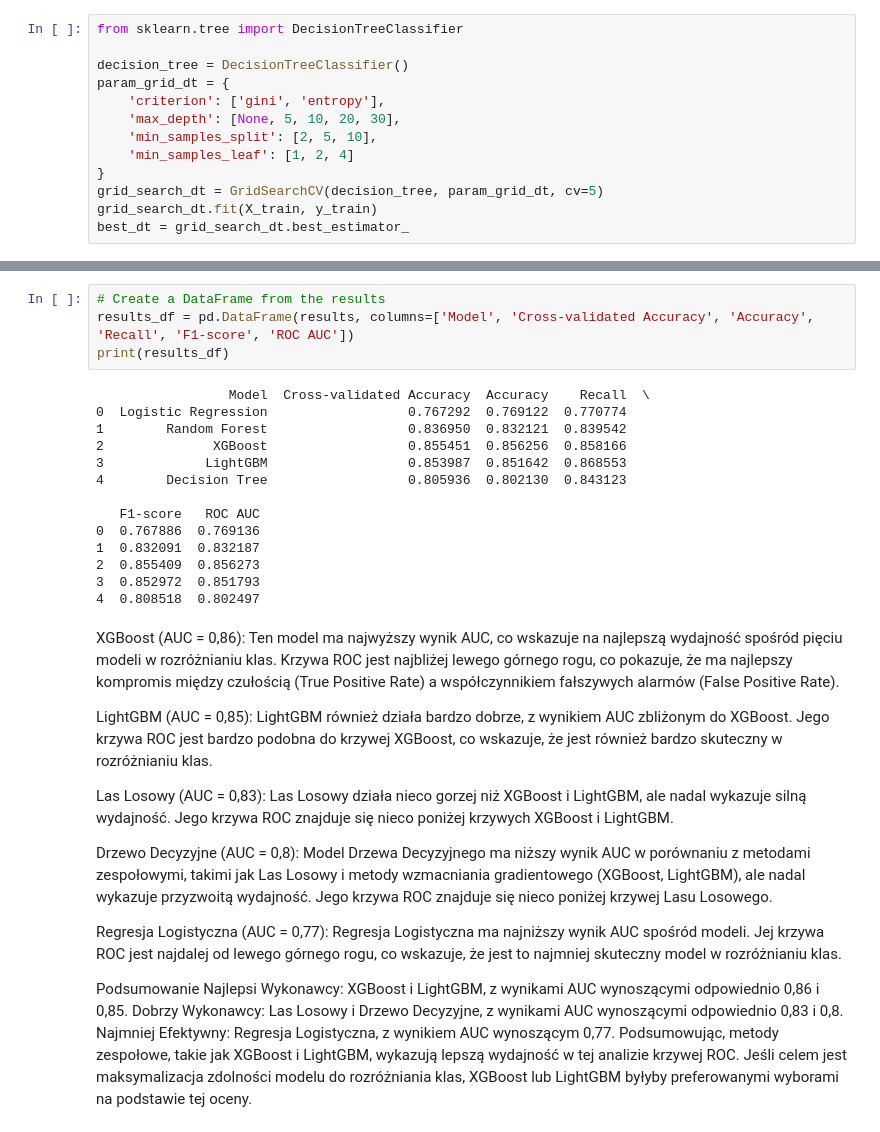
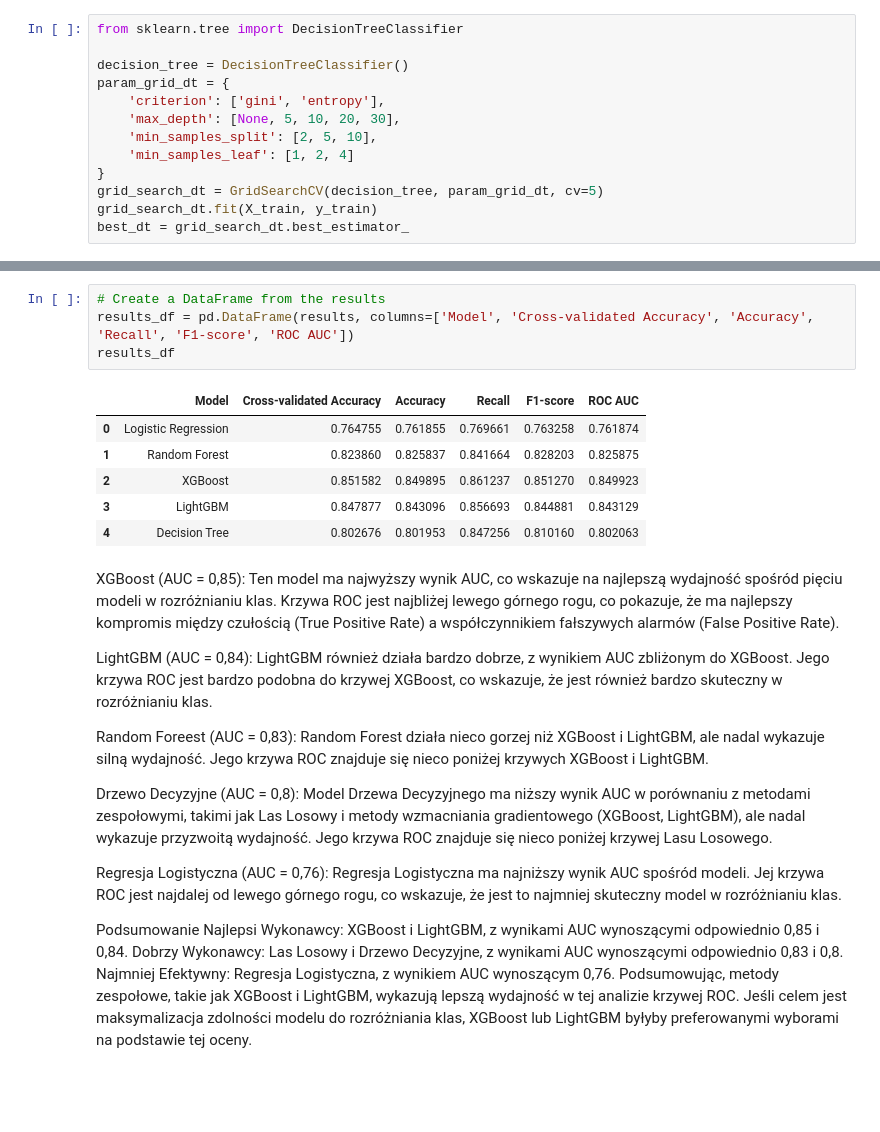
Before and after one commit to kacperpekalski/job_change_probability, a Jupyter notebook: job_change_probability.ipynb, the cells around one changed output, grey strips where cells are left out. Cells and saved outputs as stored; diff of their text form; blank space fills up the shorter version.

```diff
--- a/job_change_probability.ipynb
+++ b/job_change_probability.ipynb
@@ -947,34 +912,27 @@ Accuracy: 0.8021295474711624, Recall: 0.8431232091690545, F1-score: 0.8085179460
 # %%
 # Create a DataFrame from the results
 results_df = pd.DataFrame(results, columns=['Model', 'Cross-validated Accuracy', 'Accuracy', 'Recall', 'F1-score', 'ROC AUC'])
-print(results_df)
+results_df
 # %% [output]
-                 Model  Cross-validated Accuracy  Accuracy    Recall  \
-0  Logistic Regression                  0.767292  0.769122  0.770774
-1        Random Forest                  0.836950  0.832121  0.839542
-2              XGBoost                  0.855451  0.856256  0.858166
-3             LightGBM                  0.853987  0.851642  0.868553
-4        Decision Tree                  0.805936  0.802130  0.843123
-
-   F1-score   ROC AUC
-0  0.767886  0.769136
-1  0.832091  0.832187
-2  0.855409  0.856273
-3  0.852972  0.851793
-4  0.808518  0.802497
+|  | Model | Cross-validated Accuracy | Accuracy | Recall | F1-score | ROC AUC |
+| 0 | Logistic Regression | 0.764755 | 0.761855 | 0.769661 | 0.763258 | 0.761874 |
+| 1 | Random Forest | 0.823860 | 0.825837 | 0.841664 | 0.828203 | 0.825875 |
+| 2 | XGBoost | 0.851582 | 0.849895 | 0.861237 | 0.851270 | 0.849923 |
+| 3 | LightGBM | 0.847877 | 0.843096 | 0.856693 | 0.844881 | 0.843129 |
+| 4 | Decision Tree | 0.802676 | 0.801953 | 0.847256 | 0.810160 | 0.802063 |
 # %% [markdown]
-XGBoost (AUC = 0,86): Ten model ma najwyższy wynik AUC, co wskazuje na najlepszą wydajność spośród pięciu modeli w rozróżnianiu klas. Krzywa ROC jest najbliżej lewego górnego rogu, co pokazuje, że ma najlepszy kompromis między czułością (True Positive Rate) a współczynnikiem fałszywych alarmów (False Positive Rate).
+XGBoost (AUC = 0,85): Ten model ma najwyższy wynik AUC, co wskazuje na najlepszą wydajność spośród pięciu modeli w rozróżnianiu klas. Krzywa ROC jest najbliżej lewego górnego rogu, co pokazuje, że ma najlepszy kompromis między czułością (True Positive Rate) a współczynnikiem fałszywych alarmów (False Positive Rate).
 
-LightGBM (AUC = 0,85): LightGBM również działa bardzo dobrze, z wynikiem AUC zbliżonym do XGBoost. Jego krzywa ROC jest bardzo podobna do krzywej XGBoost, co wskazuje, że jest również bardzo skuteczny w rozróżnianiu klas.
+LightGBM (AUC = 0,84): LightGBM również działa bardzo dobrze, z wynikiem AUC zbliżonym do XGBoost. Jego krzywa ROC jest bardzo podobna do krzywej XGBoost, co wskazuje, że jest również bardzo skuteczny w rozróżnianiu klas.
 
-Las Losowy (AUC = 0,83): Las Losowy działa nieco gorzej niż XGBoost i LightGBM, ale nadal wykazuje silną wydajność. Jego krzywa ROC znajduje się nieco poniżej krzywych XGBoost i LightGBM.
+Random Foreest (AUC = 0,83): Random Forest działa nieco gorzej niż XGBoost i LightGBM, ale nadal wykazuje silną wydajność. Jego krzywa ROC znajduje się nieco poniżej krzywych XGBoost i LightGBM.
 
 Drzewo Decyzyjne (AUC = 0,8): Model Drzewa Decyzyjnego ma niższy wynik AUC w porównaniu z metodami zespołowymi, takimi jak Las Losowy i metody wzmacniania gradientowego (XGBoost, LightGBM), ale nadal wykazuje przyzwoitą wydajność. Jego krzywa ROC znajduje się nieco poniżej krzywej Lasu Losowego.
 
-Regresja Logistyczna (AUC = 0,77): Regresja Logistyczna ma najniższy wynik AUC spośród modeli. Jej krzywa ROC jest najdalej od lewego górnego rogu, co wskazuje, że jest to najmniej skuteczny model w rozróżnianiu klas.
+Regresja Logistyczna (AUC = 0,76): Regresja Logistyczna ma najniższy wynik AUC spośród modeli. Jej krzywa ROC jest najdalej od lewego górnego rogu, co wskazuje, że jest to najmniej skuteczny model w rozróżnianiu klas.
 
 Podsumowanie
-Najlepsi Wykonawcy: XGBoost i LightGBM, z wynikami AUC wynoszącymi odpowiednio 0,86 i 0,85.
+Najlepsi Wykonawcy: XGBoost i LightGBM, z wynikami AUC wynoszącymi odpowiednio 0,85 i 0,84.
 Dobrzy Wykonawcy: Las Losowy i Drzewo Decyzyjne, z wynikami AUC wynoszącymi odpowiednio 0,83 i 0,8.
-Najmniej Efektywny: Regresja Logistyczna, z wynikiem AUC wynoszącym 0,77.
+Najmniej Efektywny: Regresja Logistyczna, z wynikiem AUC wynoszącym 0,76.
 Podsumowując, metody zespołowe, takie jak XGBoost i LightGBM, wykazują lepszą wydajność w tej analizie krzywej ROC. Jeśli celem jest maksymalizacja zdolności modelu do rozróżniania klas, XGBoost lub LightGBM byłyby preferowanymi wyborami na podstawie tej oceny.
```
Also changed, not shown: parts of 37 cells of this notebook, 2 other files.
